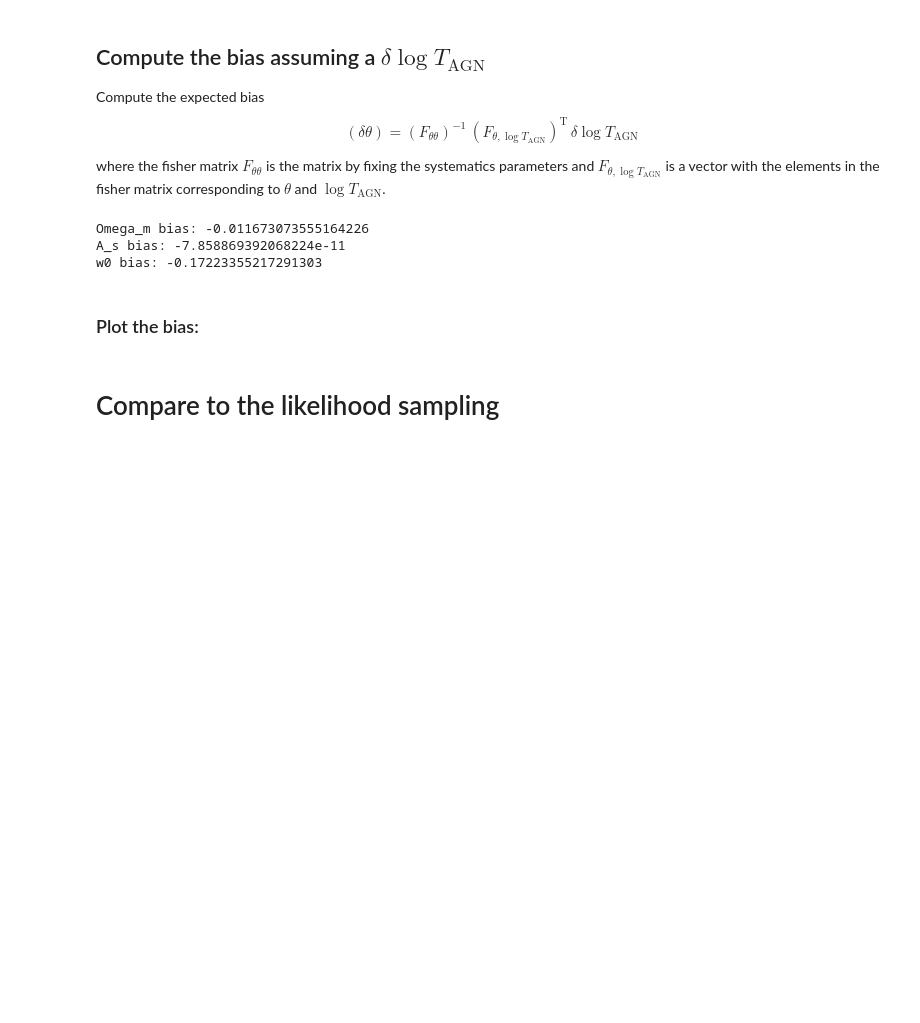
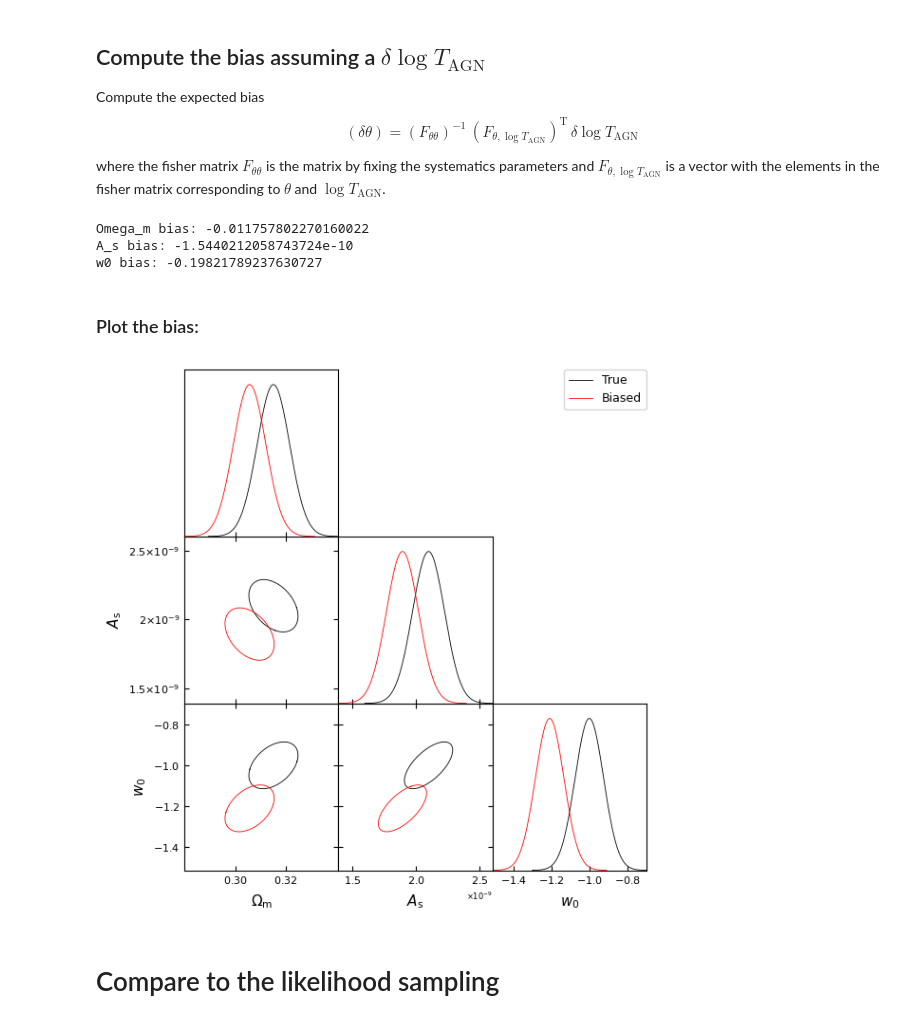
Before and after one commit to chrgeorgiou/CS_Fisher, a Jupyter notebook: notebooks/fisher_baryons_bias.ipynb, the cells around one changed output. Drawn from its saved outputs; the diff is of its cells as text; code cells hidden in the pictures; blank space fills up the shorter version.

Commit message:
Added high/low baryon feedback scenario. Updated to new numpy/scipy versions.

```diff
--- a/notebooks/fisher_baryons_bias.ipynb
+++ b/notebooks/fisher_baryons_bias.ipynb
@@ -65,7 +66,7 @@ astro_params = {'name': list(config.IA.keys())+list(config.baryons.keys()),
 redshift_params = {'name': [f'dz{i+1}' for i in range(N_z_bins)],
                    'fiducial': [0.] * N_z_bins,
                    'shift': [config.derivatives.step_size.delta_z] * N_z_bins,
-                   'latex': ['$\Delta z_{%i}$' % (i + 1) for i in range(N_z_bins)]}
+                   'latex': [r'$\Delta z_{%i}$' % (i + 1) for i in range(N_z_bins)]}
 
 # Compute the fisher matrix
 print(f'Computing fisher matrix.')
@@ -76,7 +77,7 @@ fm = fisher_matrix(cosmo=cosmo, z=z_arr, dndz=nz_arr, ell=ell_arr,
                    n_points=config.derivatives.stencil_points, cosmo_params=cosmo_params,
                    astro_params=astro_params, redshift_params=redshift_params)
 # Add Gaussian photo-z priors
-mean_z = np.trapz(nz_arr * z_arr, z_arr)
+mean_z = np.trapezoid(nz_arr * z_arr, z_arr)
 scale_z = config.redshift_distributions.sources.sigma_delta_z*(1+mean_z)
 fm.add_prior(redshift_params['name'], scale_z)
 # %% [output]
@@ -101,19 +160,19 @@ fm_no_baryons.add_prior(redshift_params['name'], scale_z)
 # %%
 C_ell_sys = dict()
 for key in fm.C_ell.keys():
-    C_ell_sys[key] = fm.C_ell[key] - fm_no_baryons.C_ell[key]
+    C_ell_sys[key] = fm.C_ell[key] - fm_lowb.C_ell[key]
 # %% [markdown]
 #### Obtain the Fisher bias, using the assumed model (without baryons).
 # %%
-N_params = fm_no_baryons.d_C_ell.shape[1]
+N_params = fm_lowb.d_C_ell.shape[1]
 
 bias = np.zeros(N_params)
-for l in range(fm_no_baryons.data_covariance.shape[0]):
+for l in range(fm_lowb.data_covariance.shape[0]):
     C_ell_sys_at_ell = np.array(list(C_ell_sys.values()))[:,l]
-    invcov = np.linalg.inv(fm_no_baryons.data_covariance[l])
-    bias += (C_ell_sys_at_ell.dot(invcov)).dot(fm_no_baryons.d_C_ell[l].T)
-bias = fm_no_baryons.covariance.dot(bias)
+    invcov = np.linalg.inv(fm.data_covariance[l])
+    bias += (C_ell_sys_at_ell.dot(invcov)).dot(fm_lowb.d_C_ell[l].T)
+bias = fm_lowb.covariance.dot(bias)
 
-for ip, p in enumerate(fm_no_baryons.parameters):
+for ip, p in enumerate(fm_lowb.parameters):
     print(f'{p} bias: {bias[ip]}')
 # %% [output]
@@ -137,28 +196,38 @@ for ip, p in enumerate(fm.parameters):
     i += 1
 f_fixed = fm.fix_parameters(['logT_AGN'])
 
-delta_theta = f_fixed.covariance.dot(f_theta_logT_AGN)
+delta_psi = fm.astro_params['fiducial'][2]-fm_lowb.astro_params['fiducial'][2]
+delta_theta = f_fixed.covariance.dot(f_theta_logT_AGN) * delta_psi
 
 for ip, p in enumerate(fm.parameters):
     if p=='logT_AGN': continue
     print(f'{p} bias: {delta_theta[ip]}')
 # %% [output]
-Omega_m bias: -0.011673073555164226
-A_s bias: -7.858869392068224e-11
-w0 bias: -0.17223355217291303
+Omega_m bias: -0.011757802270160022
+A_s bias: -1.5440212058743724e-10
+w0 bias: -0.19821789237630727
 # %% [markdown]
 ### Plot the bias:
 # %%
-biased_centers = fm_no_baryons.fiducial_parameters + bias
+biased_centers = f_fixed.fiducial_parameters + bias
+#biased_centers = f_fixed.fiducial_parameters + delta_theta
 # %%
 from getdist import plots, MCSamples
 from getdist.gaussian_mixtures import GaussianND
 f_true = GaussianND(fm.fiducial_parameters[:-1].astype(float), fm.marginalised_covariance(fm.parameters[:-1]),
                     labels=[x.strip('$') for x in fm.latex_parameters[:-1]],
                     names=fm.parameters[:-1])
 f_biased = GaussianND(biased_centers.astype(float), fm.marginalised_covariance(fm.parameters[:-1]),
                     labels=[x.strip('$') for x in fm.latex_parameters[:-1]],
                     names=fm.parameters[:-1])
+
+
+# Triangle plot
+g = plots.get_subplot_plotter()
+g.settings.num_plot_contours = 1
+g.triangle_plot([f_true, f_biased], legend_labels=['True', 'Biased'], filled=False)
+# %% [output]
+[figure, added]
 # %% [markdown]
 # Compare to the likelihood sampling
 # %%
```
Also changed, not shown: parts of 4 cells of this notebook, 6 other files.
